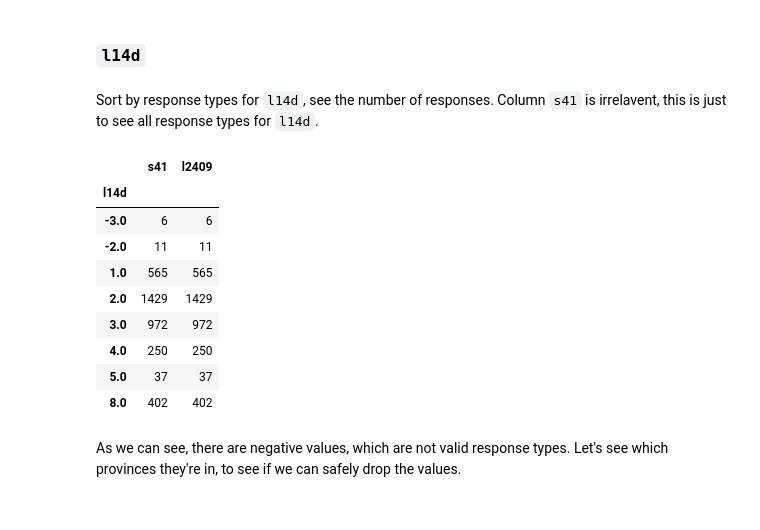
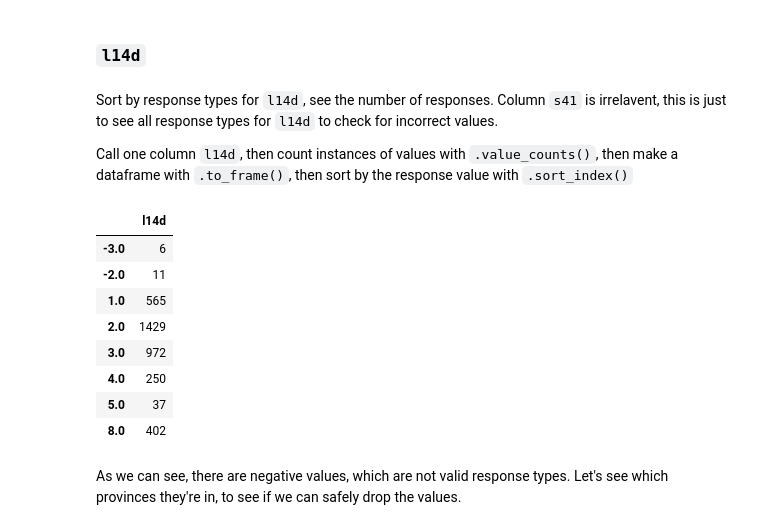
Before and after one commit to wrynearson/china-water, a Jupyter notebook: src/Thesis.ipynb, the cells around one changed output. Saved outputs shown, nothing was run; the diff lists cells and outputs as text; code cells hidden in the pictures.

```diff
--- a/src/Thesis.ipynb
+++ b/src/Thesis.ipynb
@@ -353,20 +361,21 @@ cgss_strict.groupby(by='s41').agg('count')
 # %% [markdown]
 ### `l14d`
 # %% [markdown]
-Sort by response types for `l14d`, see the number of responses. Column `s41` is irrelavent, this is just to see all response types for `l14d`.
+Sort by response types for `l14d`, see the number of responses. Column `s41` is irrelavent, this is just to see all response types for `l14d` to check for incorrect values.
+
+Call one column `l14d`, then count instances of values with `.value_counts()`, then make a dataframe with `.to_frame()`, then sort by the response value with `.sort_index()`
-# %%
-cgss_strict.groupby(by='l14d').agg('count')
-# %% [output]
-|  | s41 | l2409 |
-| l14d |  |  |
-| -3.0 | 6 | 6 |
-| -2.0 | 11 | 11 |
-| 1.0 | 565 | 565 |
-| 2.0 | 1429 | 1429 |
-| 3.0 | 972 | 972 |
-| 4.0 | 250 | 250 |
-| 5.0 | 37 | 37 |
-| 8.0 | 402 | 402 |
+# %%
+cgss_strict['l14d'].value_counts().to_frame().sort_index()
+# %% [output]
+|  | l14d |
+| -3.0 | 6 |
+| -2.0 | 11 |
+| 1.0 | 565 |
+| 2.0 | 1429 |
+| 3.0 | 972 |
+| 4.0 | 250 |
+| 5.0 | 37 |
+| 8.0 | 402 |
 # %% [markdown]
 As we can see, there are negative values, which are not valid response types. Let's see which provinces they're in, to see if we can safely drop the values.
 # %%
```
Also changed, not shown: parts of 16 cells of this notebook, 2 other files.
